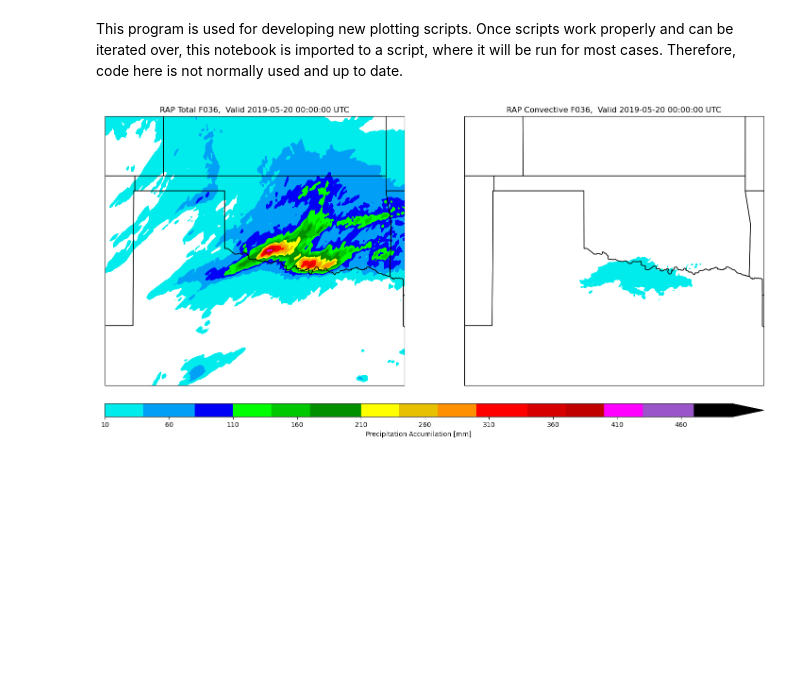
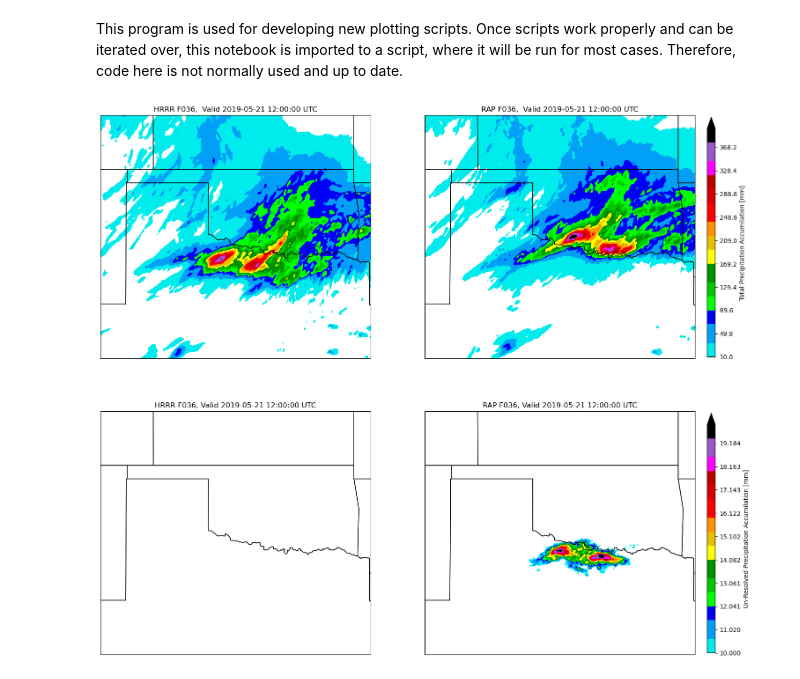
Before and after one commit to robbyfrost/plotting_ufs, a Jupyter notebook: plot_pygrib.ipynb, the cells around one changed output. Saved outputs shown, nothing was run; the diff lists cells and outputs as text; code cells hidden in the pictures; blank space fills up the shorter version.

Commit message:
New precip plotting script

```diff
--- a/plot_pygrib.ipynb
+++ b/plot_pygrib.ipynb
@@ -35,39 +35,60 @@ valid_time = tot_accu_h.validDate
 # %%
 # Define your custom colorbar bounds
 cbar_min = 10
-cbar_max = 500
+cbar_max = 400
 
 clevs = np.linspace(cbar_min, cbar_max, 50)
+
+clevs_diff = np.linspace(10, 20, 50)
 
 colors = ctables.registry.get_colortable('NWSReflectivity')
 
 # create plot
-fig, ax = plt.subplots(ncols=2, subplot_kw={'projection': ccrs.PlateCarree()}, figsize=(18,10))
+fig, ax = plt.subplots(ncols=2, nrows=2, subplot_kw={'projection': ccrs.PlateCarree()},
+                       figsize=(18,16))#, constrained_layout=True)
 # mapping
 plt_area = [-104, -94, 30, 39] # W, E, S, N
-for i, iax in enumerate(ax):
+for i, iax in enumerate(ax[:,0]):
+    iax.coastlines()
+    iax.add_feature(cpf.BORDERS)
+    iax.add_feature(cpf.STATES)
+    iax.set_extent(plt_area)
+for i, iax in enumerate(ax[:,1]):
     iax.coastlines()
     iax.add_feature(cpf.BORDERS)
     iax.add_feature(cpf.STATES)
     iax.set_extent(plt_area)
 # plot
-c0 = ax[0].contourf(lon, lat, tot_accu_r.values,
-                    clevs,transform=ccrs.PlateCarree(),
+c0 = ax[0,0].contourf(lon, lat, tot_accu_h.values,
+                    clevs, transform=ccrs.PlateCarree(),
                     cmap=colors, extend='max')
-c1 = ax[1].contourf(lon, lat, tot_accu_r.values - nonc_accu_r.values,
+c1 = ax[0,1].contourf(lon, lat, tot_accu_r.values,
                     clevs, transform=ccrs.PlateCarree(),
+                    cmap=colors, extend='max')
+c2 = ax[1,0].contourf(lon, lat, tot_accu_h.values - nonc_accu_h.values,
+                    clevs_diff, transform=ccrs.PlateCarree(),
+                    cmap=colors, extend='max')
+c3 = ax[1,1].contourf(lon, lat, tot_accu_r.values - nonc_accu_r.values,
+                    clevs_diff, transform=ccrs.PlateCarree(),
                     cmap=colors, extend='max')
 
 # pretty up
-ax[0].set_title(f"RAP Total F0{hr},  Valid {valid_time} UTC")
-ax[1].set_title(f"RAP Convective F0{hr},  Valid {valid_time} UTC")
+ax[0,0].set_title(f"HRRR F0{hr},  Valid 2019-05-21 12:00:00 UTC")
+ax[0,1].set_title(f"RAP F0{hr},  Valid 2019-05-21 12:00:00 UTC")
+ax[1,0].set_title(f"HRRR F0{hr}, Valid 2019-05-21 12:00:00 UTC")
+ax[1,1].set_title(f"RAP F0{hr}, Valid 2019-05-21 12:00:00 UTC")
 
 # Add colorbar
-cbar = fig.colorbar(c0, ax=ax, orientation='horizontal', extend=True, pad=0.05, aspect=50)
-cbar.set_label('Precipitation Accumilation [mm]')
-
-plt.show()
-# plt.savefig(f"/scratch2/BMC/fv3lam/Robby.Frost/figures/20190520/td2m_sidebyside_f{hr}.png")
+cbar = fig.colorbar(c0, ax=ax[0,:], orientation='vertical',
+                    extend=True, pad=0.02, fraction=0.013,
+                    aspect=30)
+cbar.set_label('Total Precipitation Accumilation [mm]')
+cbar2 = fig.colorbar(c3, ax=ax[1,:], orientation='vertical',
+                     extend=True, pad=0.02, fraction=0.013,
+                     aspect=30)
+cbar2.set_label('Un-Resolved Precipitation Accumilation [mm]')
+# save fig
+plt.savefig(f"/scratch2/BMC/fv3lam/Robby.Frost/figures/20190520/precip_accum_f{hr}.png")
 plt.close()
 # %% [output]
-[figure, old version]
+[figure, new version]
```
Also changed, not shown: 1 other file.
